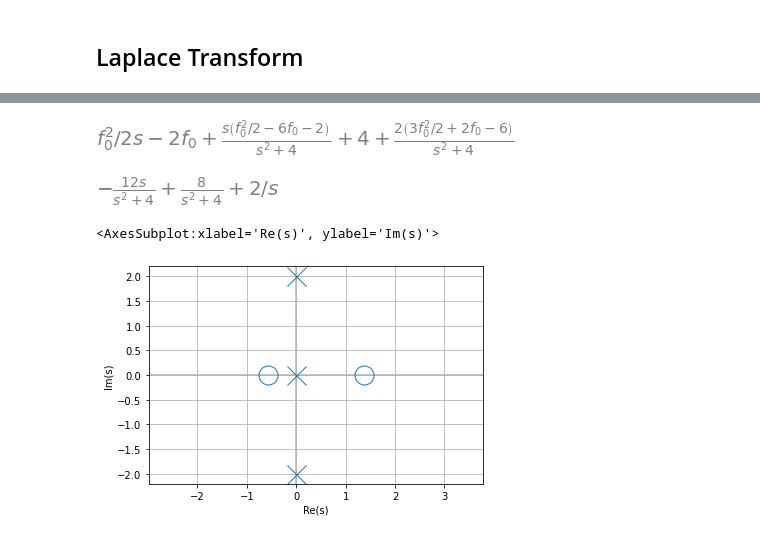
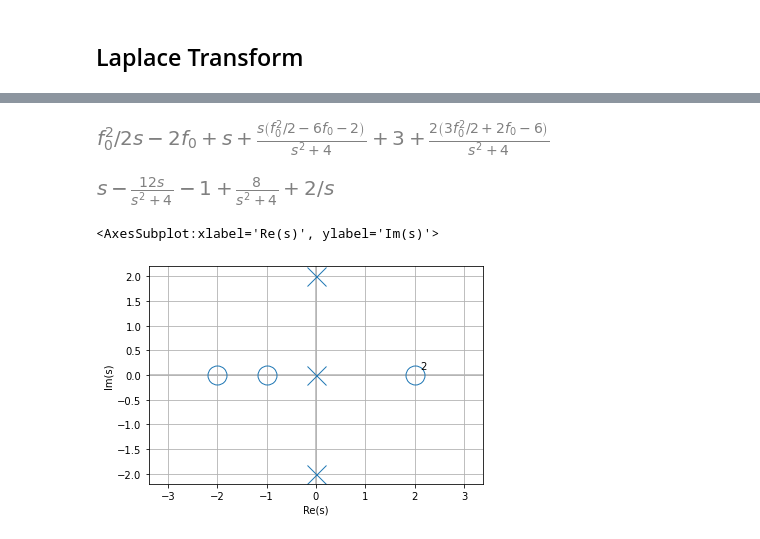
Before and after one commit to SM2A/Signals_and_Systems_Course_Projects, a Jupyter notebook: CA3/Source/2 - Laplace Analysis - Transform.ipynb, the cells around one changed output, grey strips where cells are left out. Drawn from its saved outputs; the diff is of its cells as text; code cells hidden in the pictures.

```diff
--- a/CA3/Source/2 - Laplace Analysis - Transform.ipynb
+++ b/CA3/Source/2 - Laplace Analysis - Transform.ipynb
@@ -22,6 +22,8 @@ H.partfrac().simplify_terms().expr
 # %% [markdown]
 ## Laplace Transform
 # %%
-x = lcapy.expr('(3 - 2 * f_0) * delta(t) + (((f_0 ** 2) / 2) + (((f_0 ** 2) / 2) - (6*f_0) +-2) * cos(2 * t) + (3 * ((f_0 ** 2) / 2) + (2 * f_0) -6) * sin(2 * t)) * u(t) + delta(t) ** (1)')
+from lcapy import s, t
+
+x = lcapy.expr('(3 - 2 * f_0) * delta(t) + (((f_0 ** 2) / 2) + (((f_0 ** 2) / 2) - (6*f_0) +-2) * cos(2 * t) + (3 * ((f_0 ** 2) / 2) + (2 * f_0) -6) * sin(2 * t)) * u(t)')  + s(t)
 x.expr
 # %% [output]
@@ -29,15 +31,15 @@ x.expr
 # %%
-X = x(lcapy.s)
+X = x.LT()
 X.expr
 # %% [output]
-[figure, old version]
+[figure, new version]
 # %%
 X = X.subs({'f_0':2})
 X.expr
 # %% [output]
-[figure, old version]
+[figure, new version]
 # %%
 X.plot()
 # %% [output]
 <AxesSubplot:xlabel='Re(s)', ylabel='Im(s)'>
-[figure, old version]
+[figure, new version]
```
Also changed, not shown: parts of 1 cell of this notebook, 2 other files.
